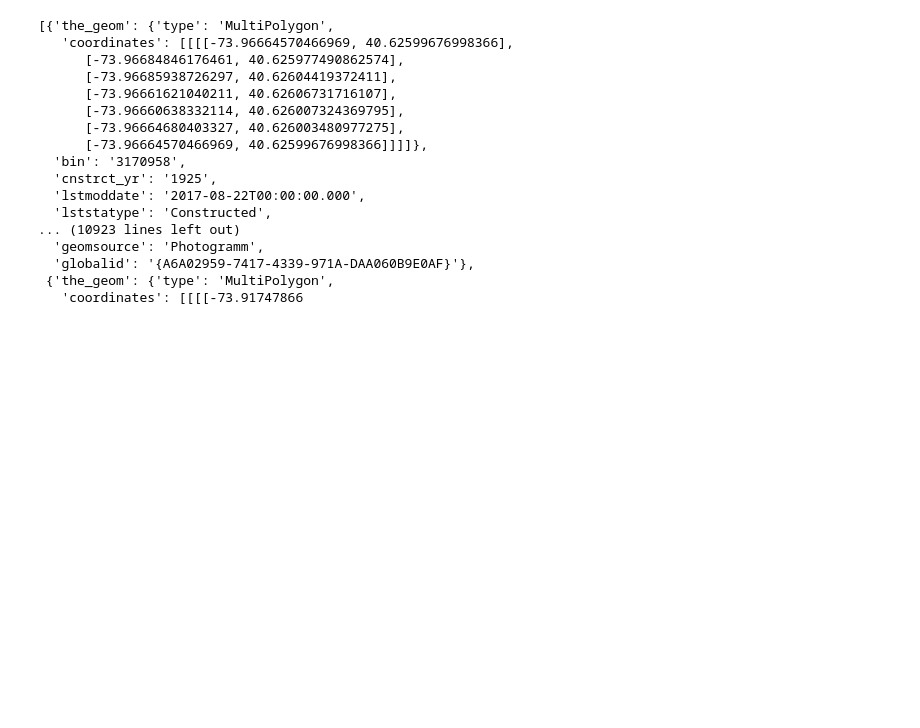
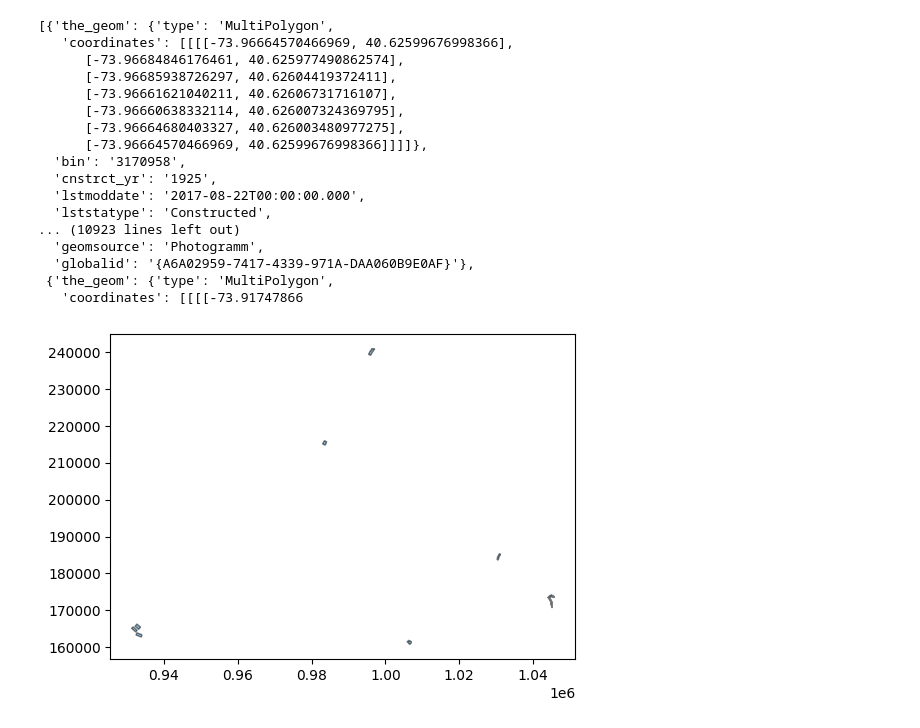
Before and after one commit to hoanglinh171/ey_challenge, a Jupyter notebook: data_pipeline/pipeline.ipynb, the cells around one changed output. Saved outputs shown, nothing was run; the diff lists cells and outputs as text; code cells hidden in the pictures; blank space fills up the shorter version.

Commit message:
add data processore

```diff
--- a/data_pipeline/pipeline.ipynb
+++ b/data_pipeline/pipeline.ipynb
@@ -218,0 +222,34 @@ with open("nyc_data.geojson", "w", encoding="utf-8") as f:
+# %%
+import pandas as pd
+import geopandas as gpd
+from shapely.geometry import shape
+from shapely import wkt
+
+df = gpd.GeoDataFrame(data)
+# %%
+df['the_geom'] = df['the_geom'].map(lambda x: shape(x) if x is not None else x)
+# %%
+# df = df.set_geometry('the_geom', crs="EPSG:4326")
+df = df.to_crs(epsg=2263)
+# %%
+gdf_build = gpd.GeoDataFrame(building, geometry="the_geom", crs="EPSG:4326")
+gdf_build = gdf_build.cx[lower_left[1]:upper_right[1], lower_left[0]:upper_right[0]]
+
+df = df.set_geometry('the_geom', crs="EPSG:4326")
+gdf_build = gdf_build.to_crs(epsg=2263)
+
+gdf_build['SHAPE_AREA'] = gdf_build['the_geom'].area
+mod_date = pd.to_datetime(gdf_build['LSTMODDATE'])
+build_cond = (gdf_build['CNSTRCT_YR'] <= 2021) \
+    & (gdf_build['BIN'] // 10**6).isin([1, 2]) \
+    & (gdf_build['HEIGHTROOF'] >= 12) \
+    & (gdf_build['SHAPE_AREA'] >= 400) \
+    & (gdf_build['FEAT_CODE'].isin([1006, 2100])) \
+    & ((mod_date < '2021-07-24') & (gdf_build['LSTSTATYPE'].isin(['Constructed'])))
+# %%
+import matplotlib.pyplot as plt
+
+df[df['shape_area'] > 500000].plot(figsize=(6, 6), edgecolor="black", alpha=0.5)
+plt.show()
+# %% [output]
+[figure, added]
```
Also changed, not shown: parts of 5 cells of this notebook, 4 other files.
